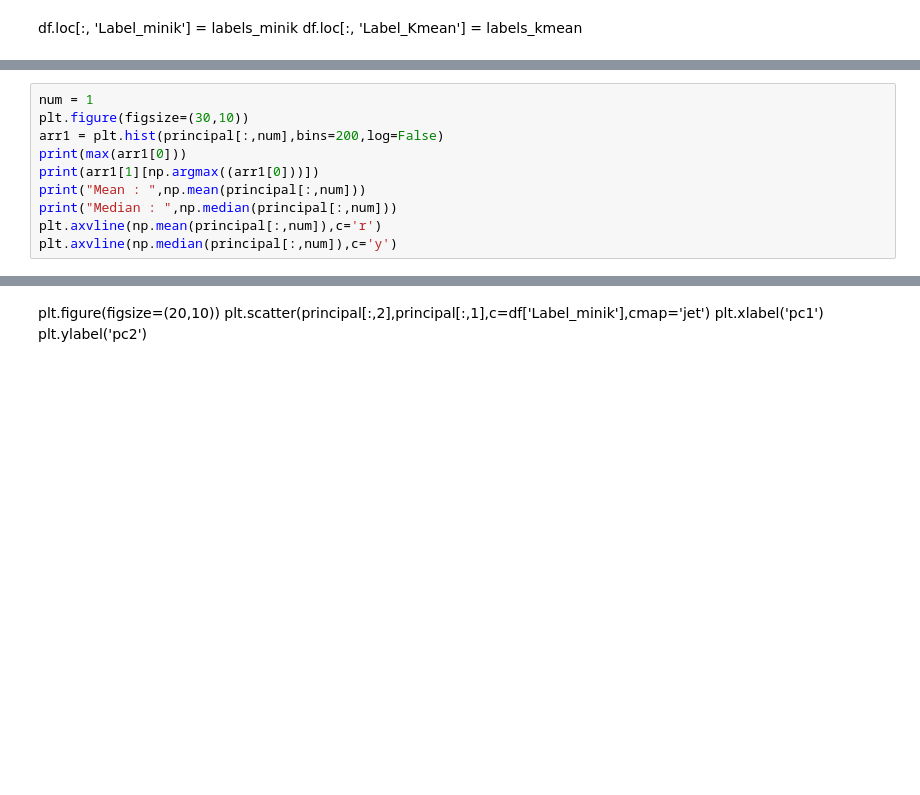
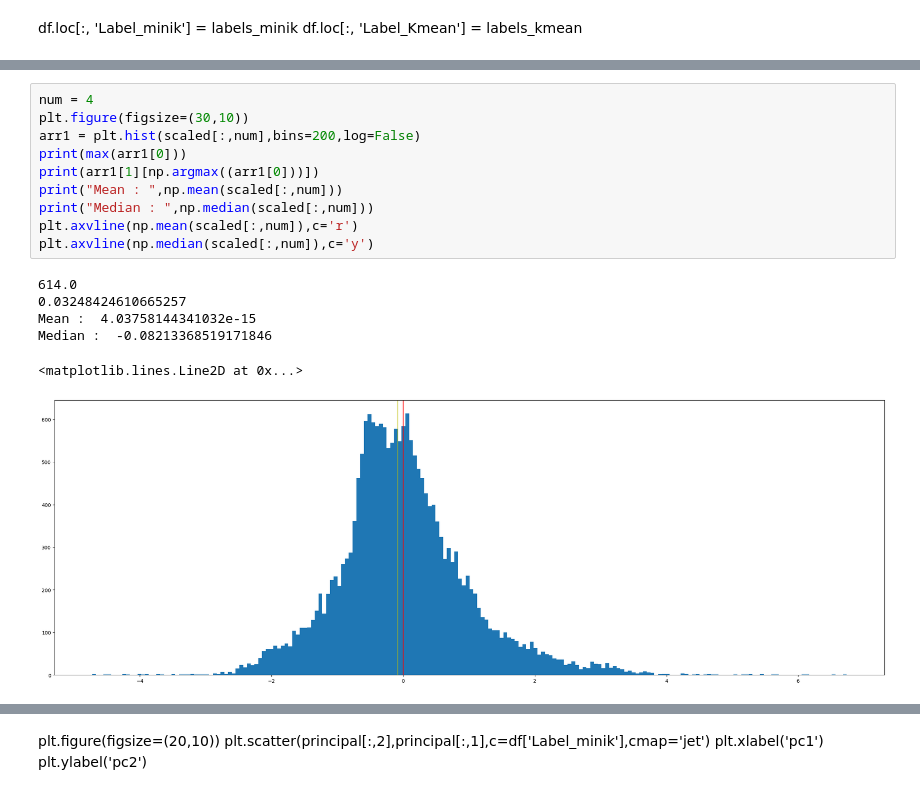
Before and after one commit to PrachayaKMITL/NARIT_internship_2024, a Jupyter notebook: Test_kernel/test_data.ipynb, the cells around one changed output, grey strips where cells are left out. Drawn from its saved outputs; the diff is of its cells as text; blank space fills up the shorter version.

```diff
--- a/Test_kernel/test_data.ipynb
+++ b/Test_kernel/test_data.ipynb
@@ -169,12 +154,19 @@ print(silhouette_score(principal,labels_minik))
 # %%
-num = 1
+num = 4
 plt.figure(figsize=(30,10))
-arr1 = plt.hist(principal[:,num],bins=200,log=False)
+arr1 = plt.hist(scaled[:,num],bins=200,log=False)
 print(max(arr1[0]))
 print(arr1[1][np.argmax((arr1[0]))])
-print("Mean : ",np.mean(principal[:,num]))
-print("Median : ",np.median(principal[:,num]))
-plt.axvline(np.mean(principal[:,num]),c='r')
-plt.axvline(np.median(principal[:,num]),c='y')
+print("Mean : ",np.mean(scaled[:,num]))
+print("Median : ",np.median(scaled[:,num]))
+plt.axvline(np.mean(scaled[:,num]),c='r')
+plt.axvline(np.median(scaled[:,num]),c='y')
+# %% [output]
+614.0
+0.03248424610665257
+Mean :  4.03758144341032e-15
+Median :  -0.08213368519171846
+<matplotlib.lines.Line2D at 0x...>
+[figure, added]
 # %%
 plt.boxplot(principal[:,num])
```
Also changed, not shown: parts of 19 cells of this notebook, 11 other files.
